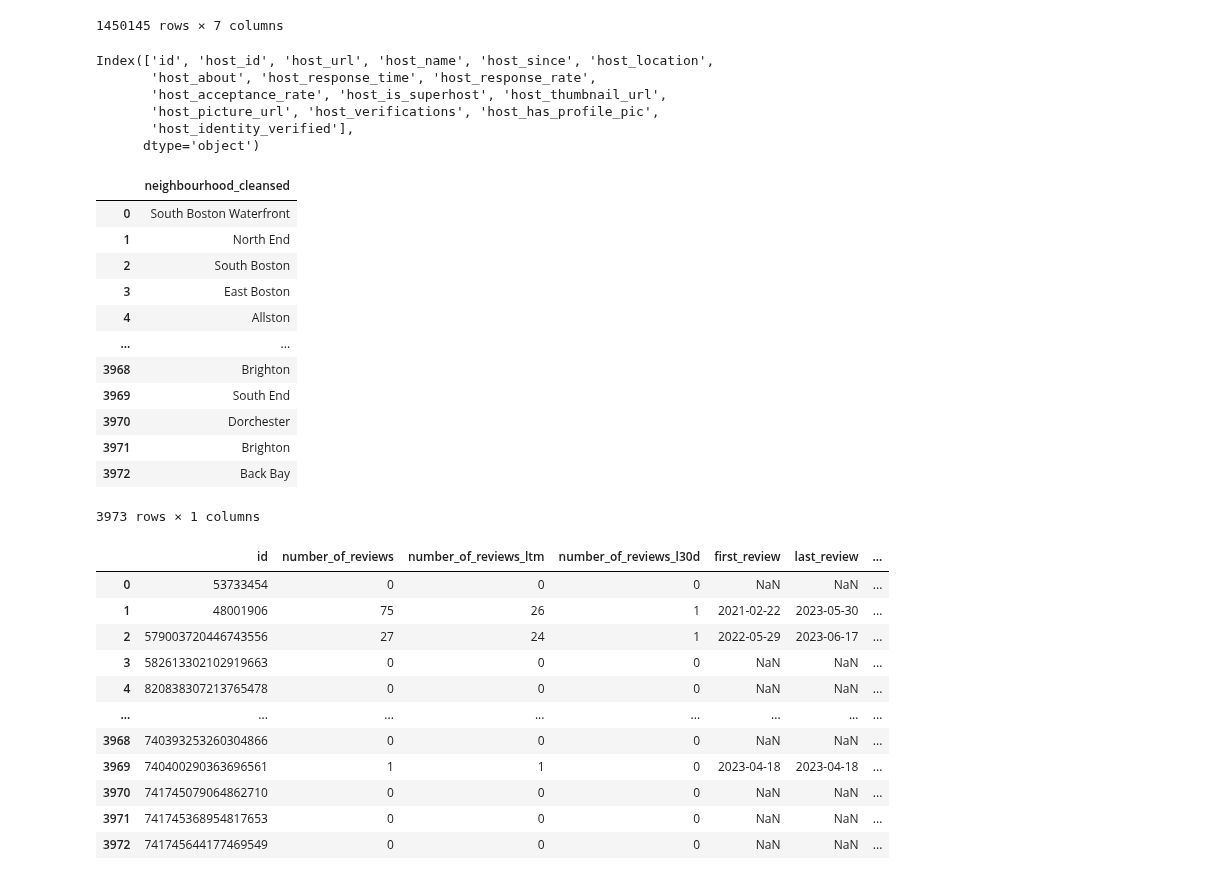
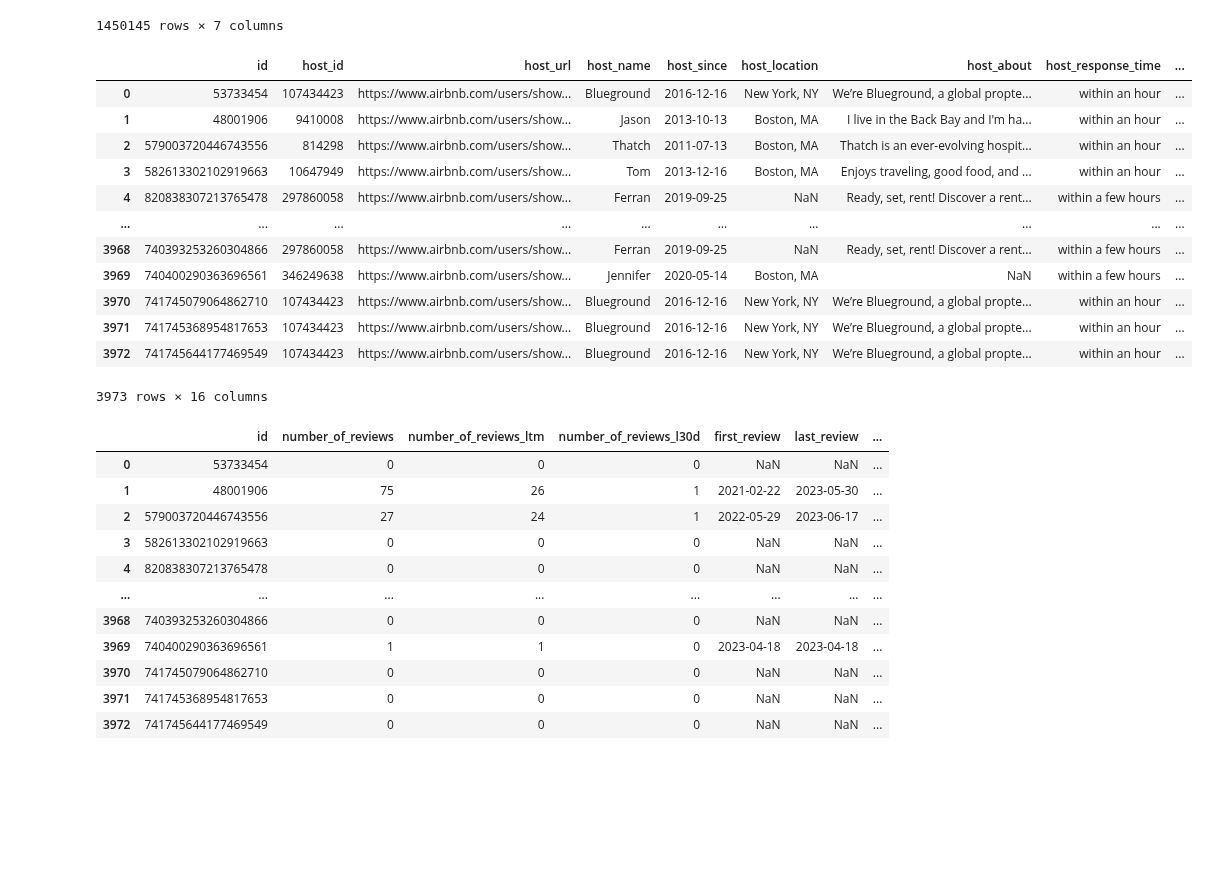
Before and after one commit to hkmodi31/Boston-Airbnb-Data-Storage, a Jupyter notebook: data_preprocessing.ipynb, the cells around one changed output. Cells and saved outputs as stored; diff of their text form; code cells hidden in the pictures; blank space fills up the shorter version.

```diff
--- a/data_preprocessing.ipynb
+++ b/data_preprocessing.ipynb
@@ -114,30 +110,21 @@ calendar
 | 1450144 | 918690415212065897 | 2024-06-20 | t | $1,325.00 | $1,193.00 | 1.0 | 365.0 |
 1450145 rows × 7 columns
 # %%
-hosts.columns
+hosts
 # %% [output]
+|  | id | host_id | host_url | host_name | host_since | host_location | host_about | host_response_time | ... |
+| 0 | 53733454 | 107434423 | https://www.airbnb.com/users/show... | Blueground | 2016-12-16 | New York, NY | We’re Blueground, a global propte... | within an hour | ... |
+| 1 | 48001906 | 9410008 | https://www.airbnb.com/users/show... | Jason | 2013-10-13 | Boston, MA | I live in the Back Bay and I'm ha... | within an hour | ... |
+| 2 | 579003720446743556 | 814298 | https://www.airbnb.com/users/show... | Thatch | 2011-07-13 | Boston, MA | Thatch is an ever-evolving hospit... | within an hour | ... |
+| 3 | 582613302102919663 | 10647949 | https://www.airbnb.com/users/show... | Tom | 2013-12-16 | Boston, MA | Enjoys traveling, good food, and ... | within an hour | ... |
+| 4 | 820838307213765478 | 297860058 | https://www.airbnb.com/users/show... | Ferran | 2019-09-25 | NaN | Ready, set, rent! Discover a rent... | within a few hours | ... |
+| ... | ... | ... | ... | ... | ... | ... | ... | ... | ... |
+| 3968 | 740393253260304866 | 297860058 | https://www.airbnb.com/users/show... | Ferran | 2019-09-25 | NaN | Ready, set, rent! Discover a rent... | within a few hours | ... |
+| 3969 | 740400290363696561 | 346249638 | https://www.airbnb.com/users/show... | Jennifer | 2020-05-14 | Boston, MA | NaN | within a few hours | ... |
+| 3970 | 741745079064862710 | 107434423 | https://www.airbnb.com/users/show... | Blueground | 2016-12-16 | New York, NY | We’re Blueground, a global propte... | within an hour | ... |
+| 3971 | 741745368954817653 | 107434423 | https://www.airbnb.com/users/show... | Blueground | 2016-12-16 | New York, NY | We’re Blueground, a global propte... | within an hour | ... |
+| 3972 | 741745644177469549 | 107434423 | https://www.airbnb.com/users/show... | Blueground | 2016-12-16 | New York, NY | We’re Blueground, a global propte... | within an hour | ... |
-Index(['id', 'host_id', 'host_url', 'host_name', 'host_since', 'host_location',
-       'host_about', 'host_response_time', 'host_response_rate',
-       'host_acceptance_rate', 'host_is_superhost', 'host_thumbnail_url',
-       'host_picture_url', 'host_verifications', 'host_has_profile_pic',
-       'host_identity_verified'],
-      dtype='object')
+3973 rows × 16 columns
-# %%
-neighbourhood
-# %% [output]
-|  | neighbourhood_cleansed |
-| 0 | South Boston Waterfront |
-| 1 | North End |
-| 2 | South Boston |
-| 3 | East Boston |
-| 4 | Allston |
-| ... | ... |
-| 3968 | Brighton |
-| 3969 | South End |
-| 3970 | Dorchester |
-| 3971 | Brighton |
-| 3972 | Back Bay |
-3973 rows × 1 columns
 # %%
 property_reviews
 # %% [output]
```
Also changed, not shown: parts of 8 cells of this notebook, 1 other file.
